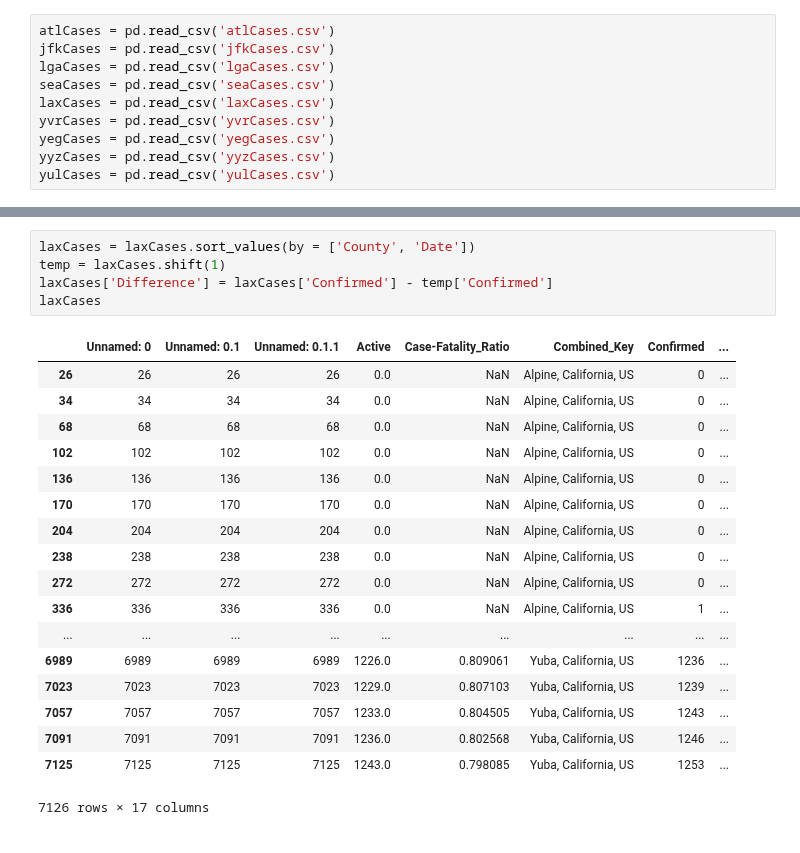
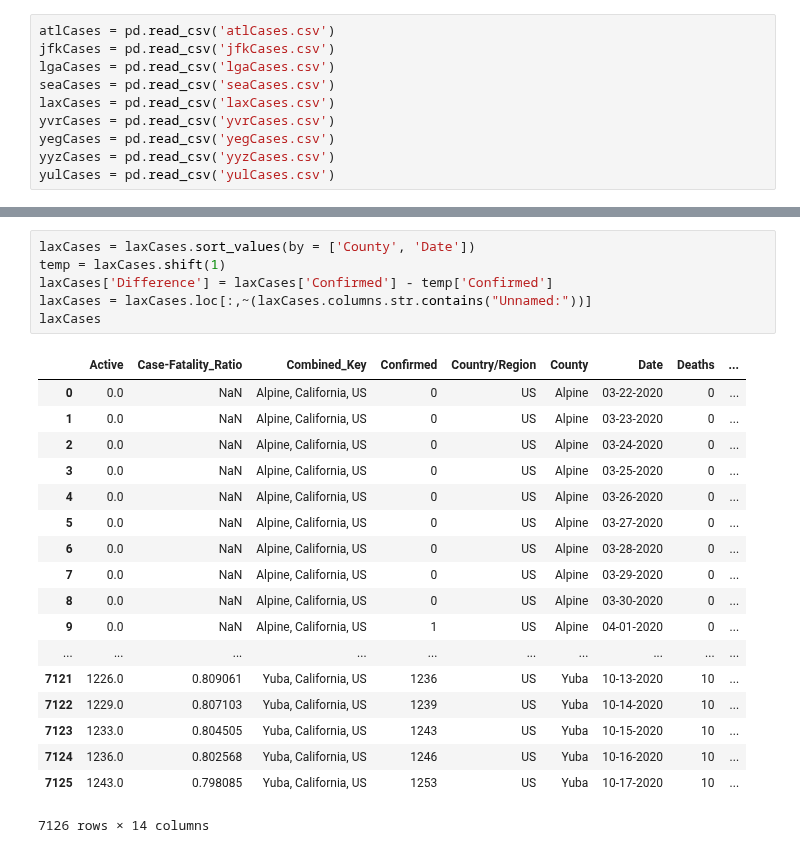
Before and after one commit to clement-ip/covid-airport-travel, a Jupyter notebook: Covid-Data/make_params_for_covid.ipynb, the cells around one changed output, grey strips where cells are left out. Cells and saved outputs as stored; diff of their text form.

```diff
--- a/Covid-Data/make_params_for_covid.ipynb
+++ b/Covid-Data/make_params_for_covid.ipynb
@@ -192,27 +198,28 @@ atlCases
 # %%
 laxCases = laxCases.sort_values(by = ['County', 'Date'])
 temp = laxCases.shift(1)
 laxCases['Difference'] = laxCases['Confirmed'] - temp['Confirmed']
+laxCases = laxCases.loc[:,~(laxCases.columns.str.contains("Unnamed:"))]
 laxCases
 # %% [output]
-|  | Unnamed: 0 | Unnamed: 0.1 | Unnamed: 0.1.1 | Active | Case-Fatality_Ratio | Combined_Key | Confirmed | ... |
-| 26 | 26 | 26 | 26 | 0.0 | NaN | Alpine, California, US | 0 | ... |
-| 34 | 34 | 34 | 34 | 0.0 | NaN | Alpine, California, US | 0 | ... |
-| 68 | 68 | 68 | 68 | 0.0 | NaN | Alpine, California, US | 0 | ... |
-| 102 | 102 | 102 | 102 | 0.0 | NaN | Alpine, California, US | 0 | ... |
-| 136 | 136 | 136 | 136 | 0.0 | NaN | Alpine, California, US | 0 | ... |
-| 170 | 170 | 170 | 170 | 0.0 | NaN | Alpine, California, US | 0 | ... |
-| 204 | 204 | 204 | 204 | 0.0 | NaN | Alpine, California, US | 0 | ... |
-| 238 | 238 | 238 | 238 | 0.0 | NaN | Alpine, California, US | 0 | ... |
-| 272 | 272 | 272 | 272 | 0.0 | NaN | Alpine, California, US | 0 | ... |
-| 336 | 336 | 336 | 336 | 0.0 | NaN | Alpine, California, US | 1 | ... |
-| ... | ... | ... | ... | ... | ... | ... | ... | ... |
-| 6989 | 6989 | 6989 | 6989 | 1226.0 | 0.809061 | Yuba, California, US | 1236 | ... |
-| 7023 | 7023 | 7023 | 7023 | 1229.0 | 0.807103 | Yuba, California, US | 1239 | ... |
-| 7057 | 7057 | 7057 | 7057 | 1233.0 | 0.804505 | Yuba, California, US | 1243 | ... |
-| 7091 | 7091 | 7091 | 7091 | 1236.0 | 0.802568 | Yuba, California, US | 1246 | ... |
-| 7125 | 7125 | 7125 | 7125 | 1243.0 | 0.798085 | Yuba, California, US | 1253 | ... |
+|  | Active | Case-Fatality_Ratio | Combined_Key | Confirmed | Country/Region | County | Date | Deaths | ... |
+| 0 | 0.0 | NaN | Alpine, California, US | 0 | US | Alpine | 03-22-2020 | 0 | ... |
+| 1 | 0.0 | NaN | Alpine, California, US | 0 | US | Alpine | 03-23-2020 | 0 | ... |
+| 2 | 0.0 | NaN | Alpine, California, US | 0 | US | Alpine | 03-24-2020 | 0 | ... |
+| 3 | 0.0 | NaN | Alpine, California, US | 0 | US | Alpine | 03-25-2020 | 0 | ... |
+| 4 | 0.0 | NaN | Alpine, California, US | 0 | US | Alpine | 03-26-2020 | 0 | ... |
+| 5 | 0.0 | NaN | Alpine, California, US | 0 | US | Alpine | 03-27-2020 | 0 | ... |
+| 6 | 0.0 | NaN | Alpine, California, US | 0 | US | Alpine | 03-28-2020 | 0 | ... |
+| 7 | 0.0 | NaN | Alpine, California, US | 0 | US | Alpine | 03-29-2020 | 0 | ... |
+| 8 | 0.0 | NaN | Alpine, California, US | 0 | US | Alpine | 03-30-2020 | 0 | ... |
+| 9 | 0.0 | NaN | Alpine, California, US | 1 | US | Alpine | 04-01-2020 | 0 | ... |
+| ... | ... | ... | ... | ... | ... | ... | ... | ... | ... |
+| 7121 | 1226.0 | 0.809061 | Yuba, California, US | 1236 | US | Yuba | 10-13-2020 | 10 | ... |
+| 7122 | 1229.0 | 0.807103 | Yuba, California, US | 1239 | US | Yuba | 10-14-2020 | 10 | ... |
+| 7123 | 1233.0 | 0.804505 | Yuba, California, US | 1243 | US | Yuba | 10-15-2020 | 10 | ... |
+| 7124 | 1236.0 | 0.802568 | Yuba, California, US | 1246 | US | Yuba | 10-16-2020 | 10 | ... |
+| 7125 | 1243.0 | 0.798085 | Yuba, California, US | 1253 | US | Yuba | 10-17-2020 | 10 | ... |
-7126 rows × 17 columns
+7126 rows × 14 columns
 # %%
 seaCases = seaCases.sort_values(by = ['County', 'Date'])
 temp = seaCases.shift(1)
```
Also changed, not shown: parts of 9 cells of this notebook, 13 other files.
